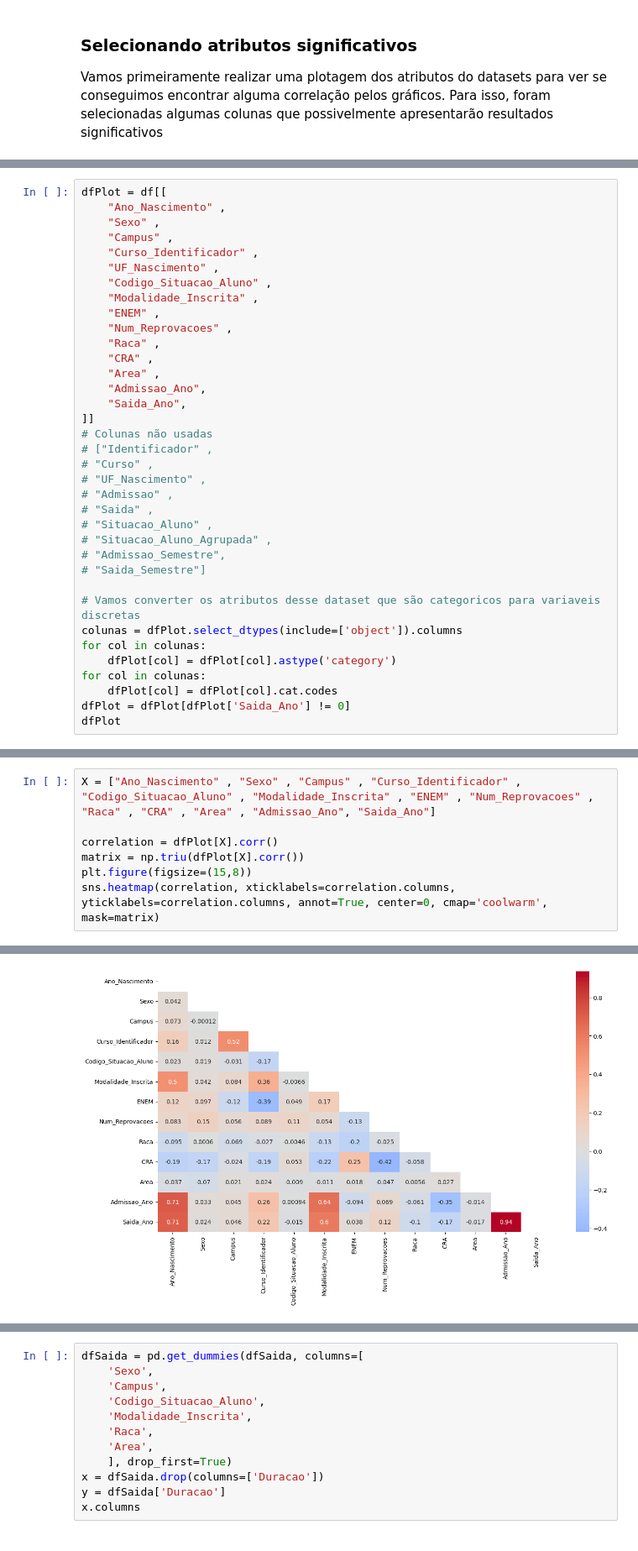
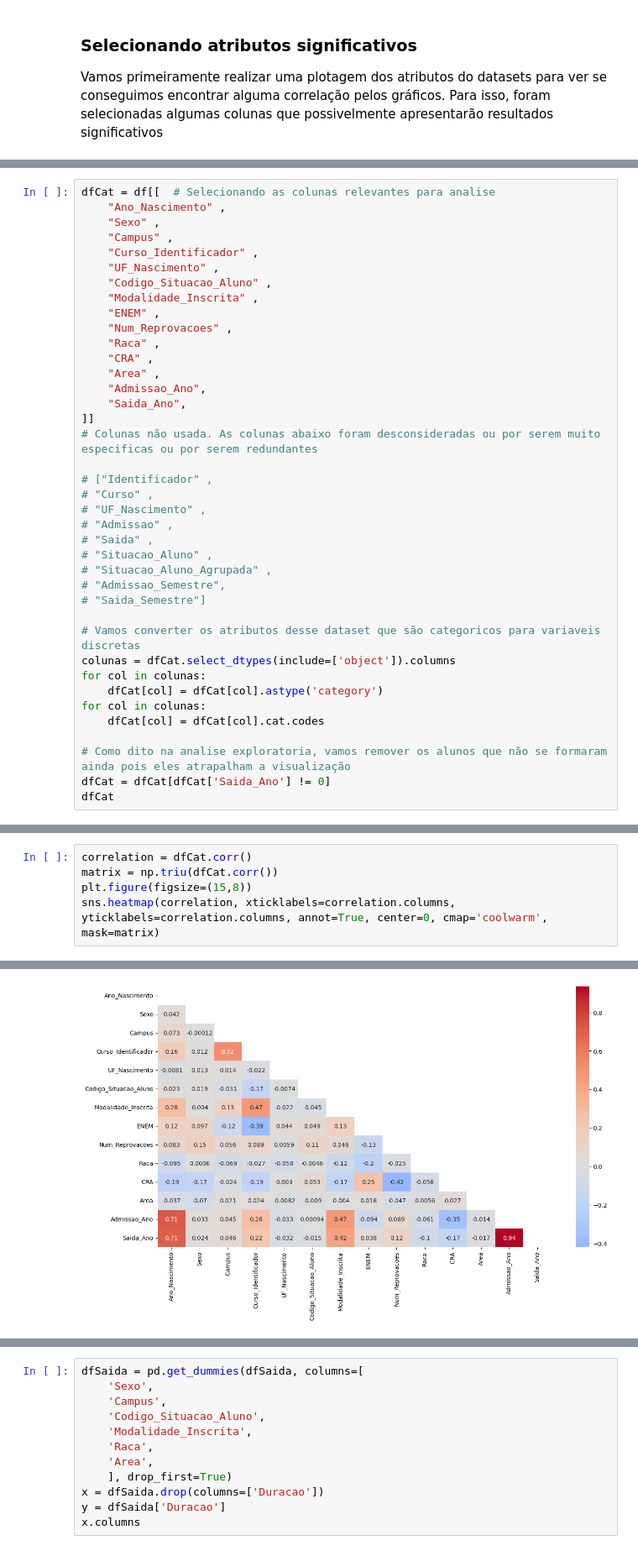
Before and after one commit to Duds04/Projeto_Dados, a Jupyter notebook: src/Regressoes.ipynb, the cells around one changed output, grey strips where cells are left out. Shown at 84% size. Cells and saved outputs as stored; diff of their text form.

```diff
--- a/src/Regressoes.ipynb
+++ b/src/Regressoes.ipynb
@@ -44,5 +46,5 @@ Vamos primeiramente realizar uma plotagem dos atributos do datasets para ver se
 # %%
-dfPlot = df[[
+dfCat = df[[  # Selecionando as colunas relevantes para analise
     "Ano_Nascimento" ,
     "Sexo" ,
     "Campus" ,
@@ -58,7 +60,8 @@ dfPlot = df[[
     "Admissao_Ano",
     "Saida_Ano",
 ]]
-# Colunas não usadas
+# Colunas não usada. As colunas abaixo foram desconsideradas ou por serem muito especificas ou por serem redundantes
+
 # ["Identificador" ,
 # "Curso" ,
 # "UF_Nascimento" ,
@@ -70,13 +73,15 @@ dfPlot = df[[
 # "Saida_Semestre"]
 
 # Vamos converter os atributos desse dataset que são categoricos para variaveis discretas
-colunas = dfPlot.select_dtypes(include=['object']).columns
+colunas = dfCat.select_dtypes(include=['object']).columns
 for col in colunas:
-    dfPlot[col] = dfPlot[col].astype('category')
+    dfCat[col] = dfCat[col].astype('category')
 for col in colunas:
-    dfPlot[col] = dfPlot[col].cat.codes
-dfPlot = dfPlot[dfPlot['Saida_Ano'] != 0]
-dfPlot
+    dfCat[col] = dfCat[col].cat.codes
+
+# Como dito na analise exploratoria, vamos remover os alunos que não se formaram ainda pois eles atrapalham a visualização
+dfCat = dfCat[dfCat['Saida_Ano'] != 0]
+dfCat
 # %% [output]
 A value is trying to be set on a copy of a slice from a DataFrame.
 Try using .loc[row_indexer,col_indexer] = value instead
@@ -130,10 +131,8 @@ df.dropna().size
 # %%
-X = ["Ano_Nascimento" , "Sexo" , "Campus" , "Curso_Identificador" , "Codigo_Situacao_Aluno" , "Modalidade_Inscrita" , "ENEM" , "Num_Reprovacoes" , "Raca" , "CRA" , "Area" , "Admissao_Ano", "Saida_Ano"]
-
-correlation = dfPlot[X].corr()
-matrix = np.triu(dfPlot[X].corr())
+correlation = dfCat.corr()
+matrix = np.triu(dfCat.corr())
 plt.figure(figsize=(15,8))
 sns.heatmap(correlation, xticklabels=correlation.columns, yticklabels=correlation.columns, annot=True, center=0, cmap='coolwarm', mask=matrix)
 # %% [output]
 <Axes: >
-[figure, old version]
+[figure, new version]
```
Also changed, not shown: parts of 17 cells of this notebook, 1 other file.
